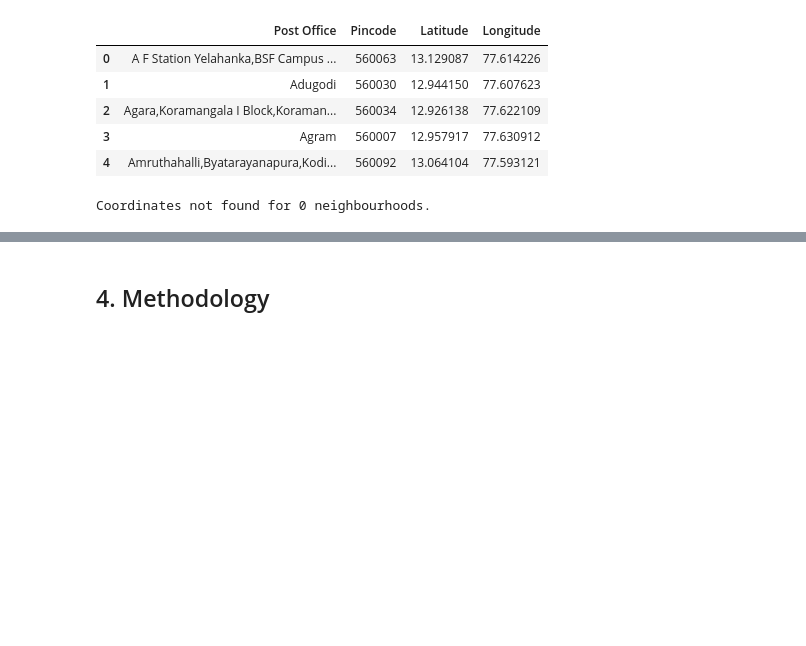
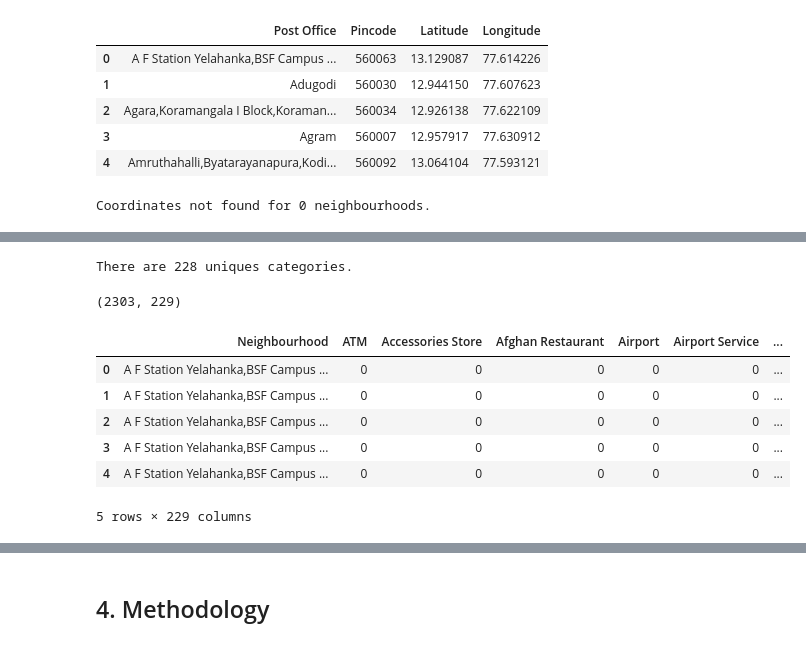
Before and after one commit to sinhars/Coursera_Capstone, a Jupyter notebook: capstone_project_final.ipynb, the cells around one changed output, grey strips where cells are left out. Saved outputs shown, nothing was run; the diff lists cells and outputs as text; code cells hidden in the pictures; blank space fills up the shorter version.

```diff
--- a/capstone_project_final.ipynb
+++ b/capstone_project_final.ipynb
@@ -121,7 +139,7 @@ try:
 except:
     # Get coordinates for each pincode
     newDF = df.copy(deep=True)
-    allCoords = newDF["Pincode"].map(getLatLngForPincode)
+    allCoords = newDF["Pincode"].map(getLatLngForPlace)
     coordsDF = pd.DataFrame(allCoords.to_list())
     coordsDF["Pincode"] = coordsDF["Pincode"].astype("int64")
     # Combine the post office and coordinates into a new dataframe
@@ -146,0 +210,12 @@ Coordinates not found for 0 neighbourhoods.
+# %%
+# function that extracts the category of the venue
+def getVenueCategory(row):
+    try:
+        categoriesList = row['categories']
+    except:
+        categoriesList = row['venue.categories']
+
+    if len(categoriesList) == 0:
+        return None
+    else:
+        return (categoriesList[0]['name'])
@@ -146,0 +245,13 @@ Coordinates not found for 0 neighbourhoods.
+# %%
+def getCompleteVenueList(names, latitudes, longitudes):
+    venuesDF = pd.DataFrame()
+    for name, lat, lng in zip(names, latitudes, longitudes):
+        neighVenues = getVenuesForNeighbourhood(lat, lng)
+        if neighVenues is None:
+            print("No venues were found for {}.".format(name))
+        else:
+            neighVenues.insert(loc=0, column="neigh", value=name)
+            venuesDF = venuesDF.append(pd.DataFrame(neighVenues))
+    venuesDF.reset_index(drop=True)
+    venuesDF.columns = ["Neighbourhood", "Venue", "Category", "Venue Latitude", "Venue Longitude"]
+    return (venuesDF)
@@ -146,0 +287,18 @@ Coordinates not found for 0 neighbourhoods.
+# %%
+print("There are {} uniques categories.".format(len(allVenues["Category"].unique())))
+# %% [output]
+There are 228 uniques categories.
+# %%
+venuesOnehot = pd.get_dummies(allVenues[["Category"]], prefix="", prefix_sep="")
+venuesOnehot.insert(loc=0, column="Neighbourhood", value=allVenues["Neighbourhood"])
+print(venuesOnehot.shape)
+venuesOnehot.head()
+# %% [output]
+(2303, 229)
+|  | Neighbourhood | ATM | Accessories Store | Afghan Restaurant | Airport | Airport Service | ... |
+| 0 | A F Station Yelahanka,BSF Campus ... | 0 | 0 | 0 | 0 | 0 | ... |
+| 1 | A F Station Yelahanka,BSF Campus ... | 0 | 0 | 0 | 0 | 0 | ... |
+| 2 | A F Station Yelahanka,BSF Campus ... | 0 | 0 | 0 | 0 | 0 | ... |
+| 3 | A F Station Yelahanka,BSF Campus ... | 0 | 0 | 0 | 0 | 0 | ... |
+| 4 | A F Station Yelahanka,BSF Campus ... | 0 | 0 | 0 | 0 | 0 | ... |
+5 rows × 229 columns
```
Also changed, not shown: parts of 20 cells of this notebook, 2 other files.
